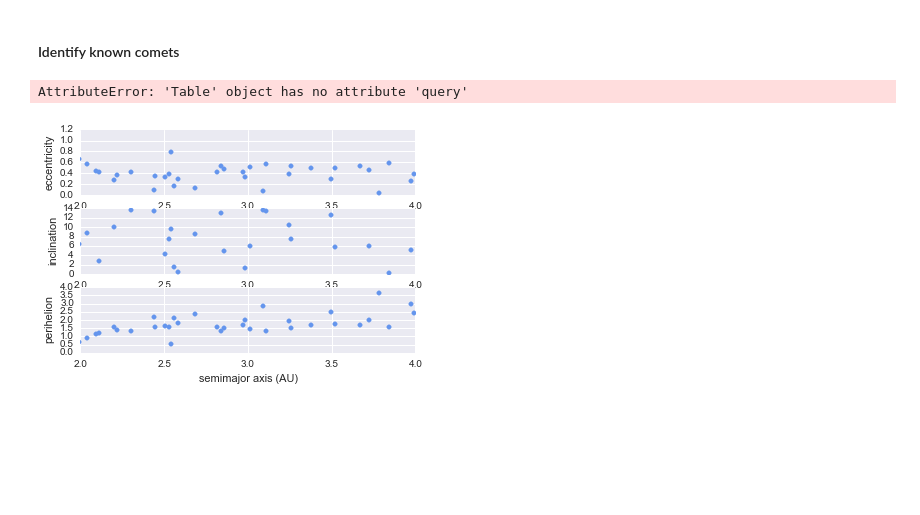
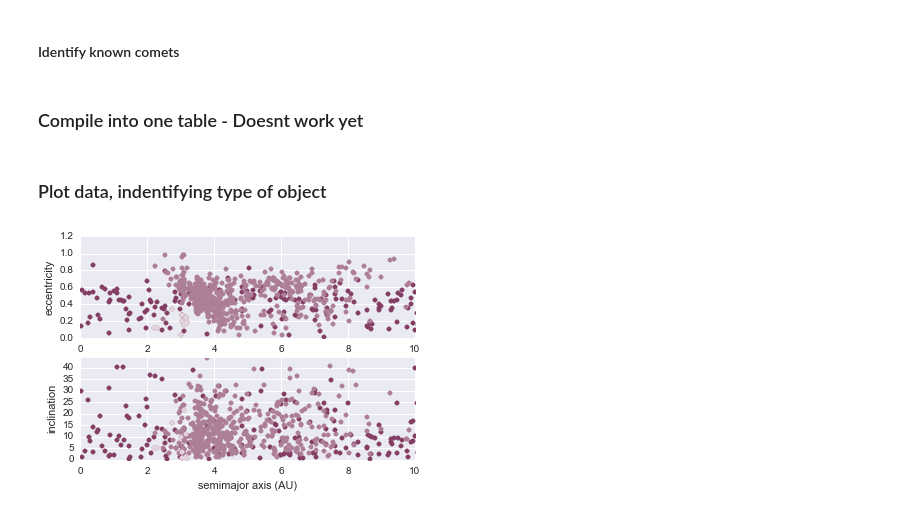
Before and after one commit to k-a-webb/astroquery, a Jupyter notebook: astroquery/mpc/example_plots/Data_findALL.ipynb, the cells around one changed output. Cells and saved outputs as stored; diff of their text form; code cells hidden in the pictures; blank space fills up the shorter version.

Commit message:
now can plot all with hue

```diff
--- a/astroquery/mpc/example_plots/Data_findALL.ipynb
+++ b/astroquery/mpc/example_plots/Data_findALL.ipynb
@@ -52,15 +96,17 @@ table["semimajor_axis"] = table['perihelion']/(1 - table['eccentricity'])  # a=q
 mbcs = pd.read_excel("MBCs_woScheila.xlsx")
 
 num_list = mbcs["number"]
+#print num_list
 
 mbc_qlist = []
 mbc_alist = []
 mbc_elist = []
 mbc_ilist = []
+mbc_type = []
 
 for num in num_list:
     # query = 'number == "{}"'.format(num)
-    object = table.query('number == "{}"'.format(num))
+    object = Ctable.query('number == "{}"'.format(num))
     q1 = float(object["perihelion"])
     a1 = float(object["semimajor_axis"])
     inc1 = float(object["inclination"])
@@ -69,7 +115,14 @@ for num in num_list:
     mbc_alist.append(a1)
     mbc_elist.append(ecc1)
     mbc_ilist.append(inc1)
+    typeof = 'iden_comit'
+    mbc_type.append(typeof)
 
-mbctable = pd.DataFrame(mbcdata)
+mbctable = Table([num_list, mbc_qlist, mbc_elist, mbc_ilist, mbc_alist, mbc_type],
+          names=('number', 'perihelion', 'eccentricity', 'inclination', 'semimajor_axis', 'data_type'))
+
+mbc_table = pd.DataFrame(np.array(mbctable))
+#mbctable = pd.DataFrame(mbcdata)
+#print mbc_table
-# %% [output]
-AttributeError: 'Table' object has no attribute 'query'
+# %% [markdown]
+### Compile into one table - Doesnt work yet
@@ -76,31 +133,33 @@ AttributeError: 'Table' object has no attribute 'query'
+# %% [markdown]
+### Plot data, indentifying type of object
 # %%
-ecc = table['eccentricity']
-q = table['perihelion']
-i = table['inclination']
-a = table['semimajor_axis']
+MPCORB_ecc = MPCORBtable['eccentricity']
+MPCORB_q = MPCORBtable['perihelion']
+MPCORB_i = MPCORBtable['inclination']
+MPCORB_a = MPCORBtable['semimajor_axis']
+
+C_ecc = Ctable['eccentricity']
+C_q = Ctable['perihelion']
+C_i = Ctable['inclination']
+C_a = Ctable['semimajor_axis']
 
 with sns.axes_style("darkgrid"):
-    plt.subplot(311)
-    plt.scatter(a, ecc, color="#6495ED")
-    plt.scatter(mbc_alist, mbc_elist, color="#e83c3c")
+
+    plt.subplot(211)
+    plt.scatter(MPCORB_a, MPCORB_ecc, color="#843E64")
+    plt.scatter(C_a, C_ecc, color="#AD7E97")
+    plt.scatter(mbc_alist, mbc_elist, color="#E3D4DC")
     plt.ylim(0,1.2)
     plt.ylabel('eccentricity')
-    plt.xlim(2, 4)
+    plt.xlim(0, 10)
 
-    plt.subplot(312)
-    plt.scatter(a, i, color="#6495ED")
-    plt.scatter(mbc_alist, mbc_ilist, color="#e83c3c")
-    plt.ylim(0,14)
+    plt.subplot(212)
+    plt.scatter(MPCORB_a, MPCORB_i, color="#843E64")
+    plt.scatter(C_a, C_i, color="#AD7E97")
+    plt.scatter(mbc_alist, mbc_ilist, color="#E3D4DC")
+    plt.ylim(0,44)
     plt.ylabel('inclination')
-    plt.xlim(2, 4)
+    plt.xlim(0, 10)
     plt.xlabel('semimajor axis (AU)')
-
-    plt.subplot(313)
-    plt.scatter(a, q, color="#6495ED")
-    plt.scatter(mbc_alist, mbc_qlist, color="#e83c3c")
-    plt.ylim(0,4)
-    plt.ylabel('perihelion')
-    plt.xlim(2, 4)
-    plt.xlabel('semimajor axis (AU)')
 # %% [output]
-[figure, old version]
+[figure, new version]
```
Also changed, not shown: parts of 4 cells of this notebook.
